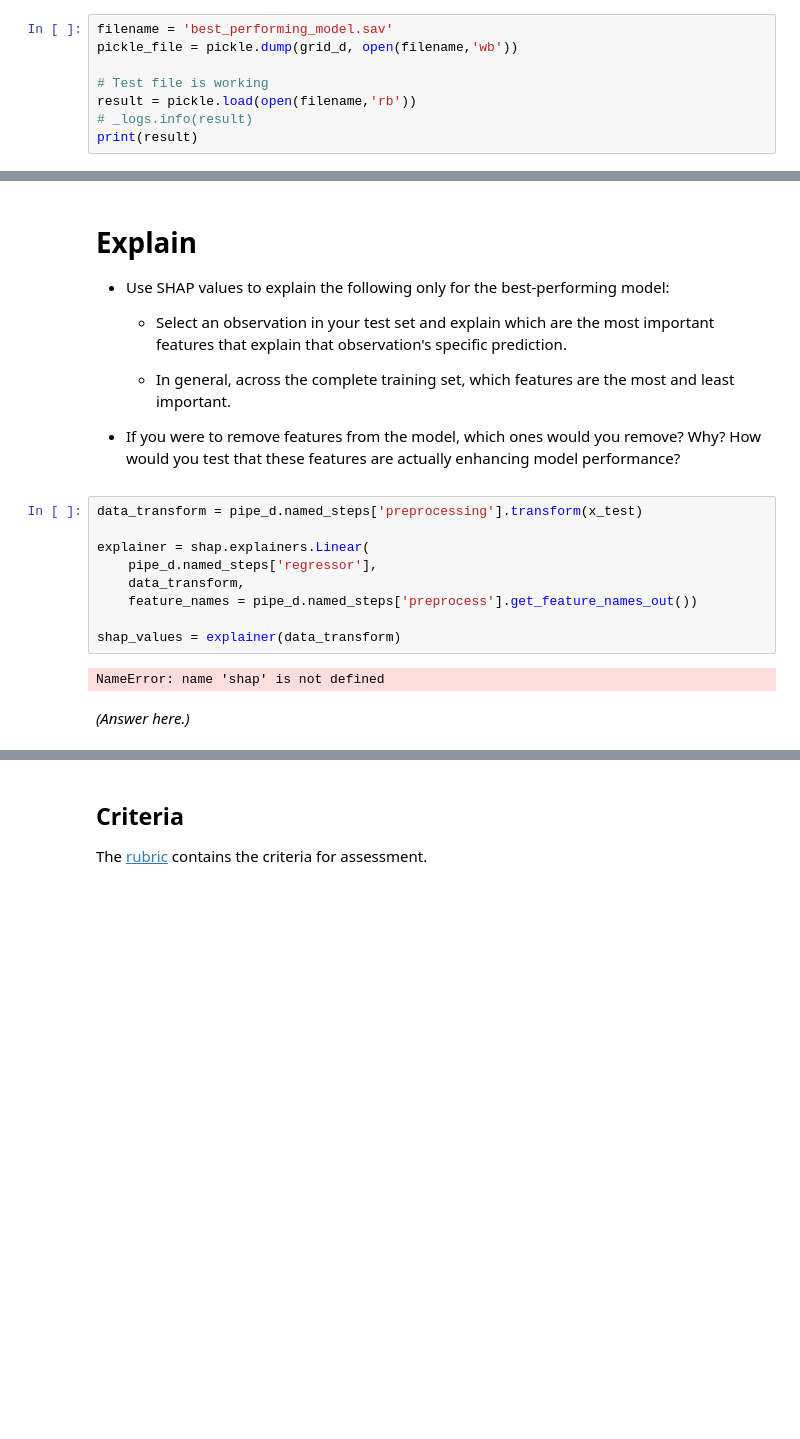
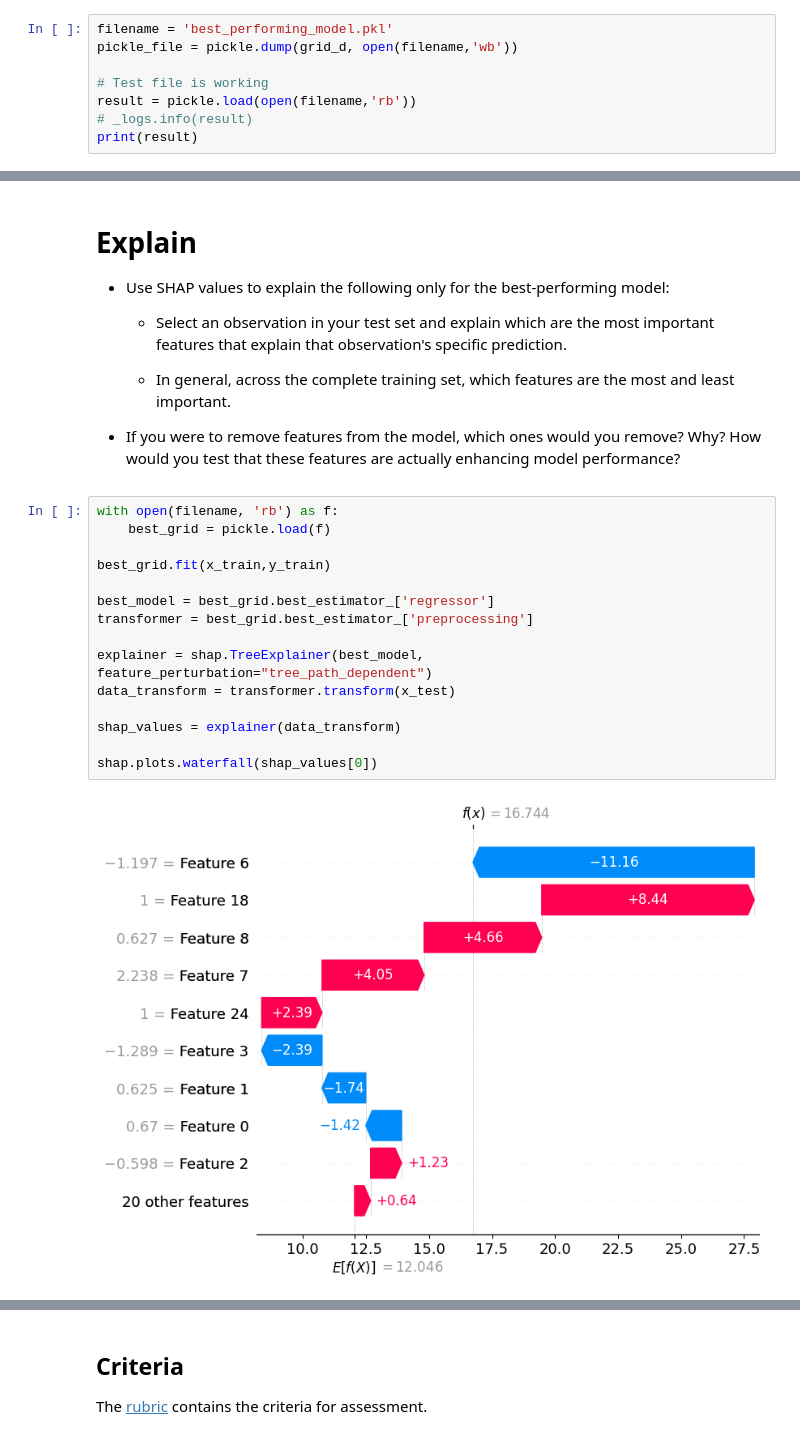
Before and after one commit to TheCodeGnome/production, a Jupyter notebook: 02_activities/assignments/assignment_2.ipynb, the cells around one changed output, grey strips where cells are left out. Saved outputs shown, nothing was run; the diff lists cells and outputs as text; blank space fills up the shorter version.

Commit message:
SHAP is working

```diff
--- a/02_activities/assignments/assignment_2.ipynb
+++ b/02_activities/assignments/assignment_2.ipynb
@@ -393,7 +393,7 @@ print(f"Grid D best params: {grid_d.best_params_}")
 
 + Save the best performing model to a pickle file.
 # %%
-filename = 'best_performing_model.sav'
+filename = 'best_performing_model.pkl'
 pickle_file = pickle.dump(grid_d, open(filename,'wb'))
 
 # Test file is working
@@ -429,16 +429,20 @@ print(result)
     - In general, across the complete training set, which features are the most and least important.
 
 + If you were to remove features from the model, which ones would you remove? Why? How would you test that these features are actually enhancing model performance?
-# %%
-data_transform = pipe_d.named_steps['preprocessing'].transform(x_test)
-
-explainer = shap.explainers.Linear(
-    pipe_d.named_steps['regressor'],
-    data_transform,
-    feature_names = pipe_d.named_steps['preprocess'].get_feature_names_out())
-
-shap_values = explainer(data_transform)
-# %% [output]
-NameError: name 'shap' is not defined
-# %% [markdown]
-*(Answer here.)*
+# %%
+with open(filename, 'rb') as f:
+    best_grid = pickle.load(f)
+
+best_grid.fit(x_train,y_train)
+
+best_model = best_grid.best_estimator_['regressor']
+transformer = best_grid.best_estimator_['preprocessing']
+
+explainer = shap.TreeExplainer(best_model, feature_perturbation="tree_path_dependent")
+data_transform = transformer.transform(x_test)
+
+shap_values = explainer(data_transform)
+
+shap.plots.waterfall(shap_values[0])
+# %% [output]
+[figure, added]
```
Also changed, not shown: parts of 8 cells of this notebook, 5 other files.
